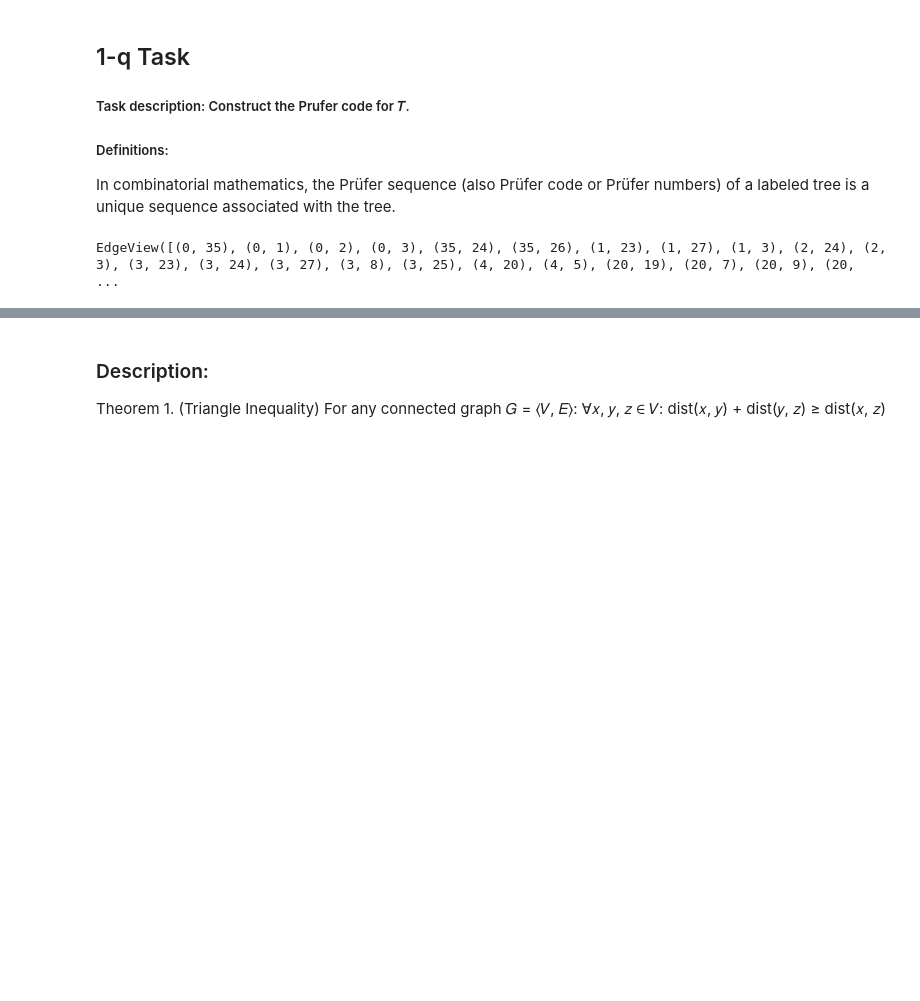
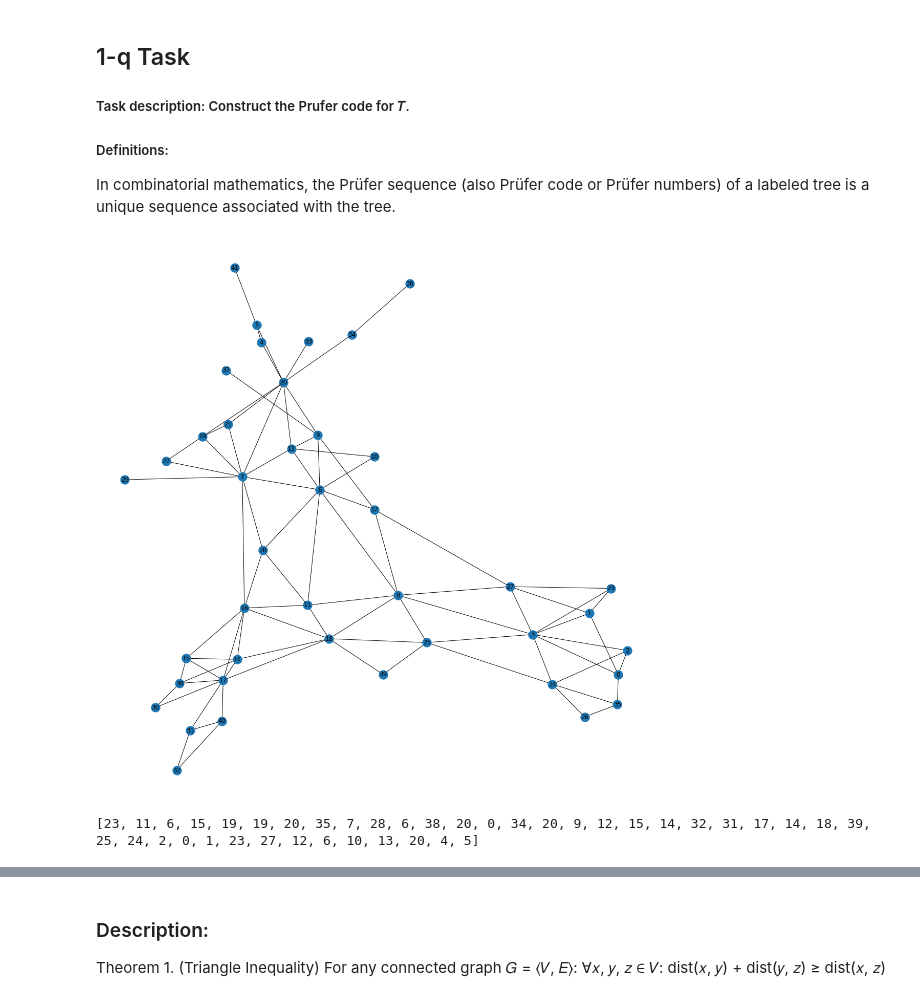
Before and after one commit to vaskers5/D_M_homework_Graphs, a Jupyter notebook: homework.ipynb, the cells around one changed output, grey strips where cells are left out. Saved outputs shown, nothing was run; the diff lists cells and outputs as text; code cells hidden in the pictures; blank space fills up the shorter version.

```diff
--- a/homework.ipynb
+++ b/homework.ipynb
@@ -462,31 +472,32 @@ In combinatorial mathematics, the Prüfer sequence (also Prüfer code or Prüfer
 # %%
 cnt= 0
 for edge in adjacency_list:
     if (edge.first_vert in namings)==0:
       #  print(first_vert,"\n")
         namings.update({edge.first_vert:cnt})
         cnt+=1
     elif (edge.second_vert in namings)==0:
         namings.update({edge.second_vert:cnt})
         cnt+=1
 
 new_kost4 = []
 
 for first_node, second_node,weight in kost:
     new_kost4.append([namings[first_node],namings[second_node],{"weight":int(weight["weight"])}])
 
 H = nx.Graph()
 H.add_edges_from(new_kost4)
 H.edges
-# plt.figure(3,figsize=(15,15))
-# pos=nx.spring_layout(H)
-# nx.draw(H,pos = pos, with_labels = True)
-# plt.show()
-# tree =  nx.algorithms.tree.mst.minimum_spanning_tree(H)
-# sequence = nx.to_prufer_sequence(tree)
-# print(sequence)
+plt.figure(3,figsize=(15,15))
+poss = nx.spring_layout(H)
+nx.draw(H,pos = poss, with_labels = True)
+plt.show()
+tree =  nx.algorithms.tree.mst.minimum_spanning_tree(H)
+sequence = nx.to_prufer_sequence(tree)
+print(sequence)
 # %% [output]
+[figure, added]
-EdgeView([(0, 35), (0, 1), (0, 2), (0, 3), (35, 24), (35, 26), (1, 23), (1, 27), (1, 3), (2, 24), (2, 3), (3, 23), (3, 24), (3, 27), (3, 8), (3, 25), (4, 20), (4, 5), (20, 19), (20, 7), (20, 9), (20,  ...
+[23, 11, 6, 15, 19, 19, 20, 35, 7, 28, 6, 38, 20, 0, 34, 20, 9, 12, 15, 14, 32, 31, 17, 14, 18, 39, 25, 24, 2, 0, 1, 23, 27, 12, 6, 10, 13, 20, 4, 5]
 # %% [markdown]
 # Second Task
 ## Task description: Prove rigorously the following theorems:
```
Also changed, not shown: parts of 2 cells of this notebook, 1 other file.
